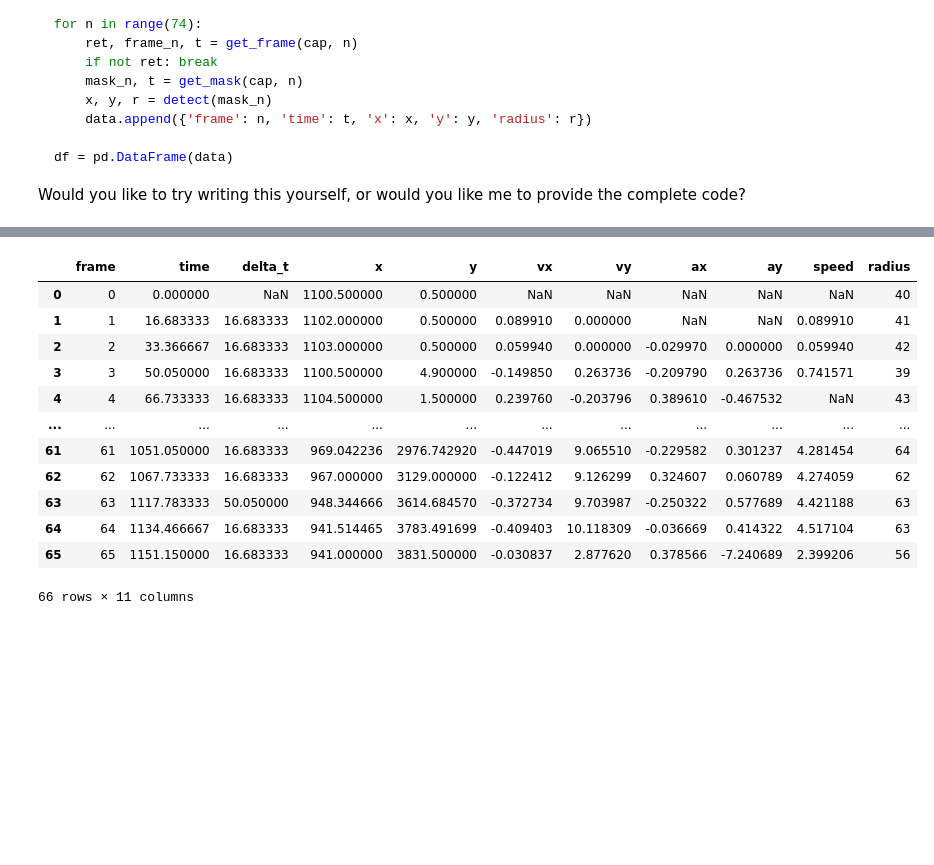
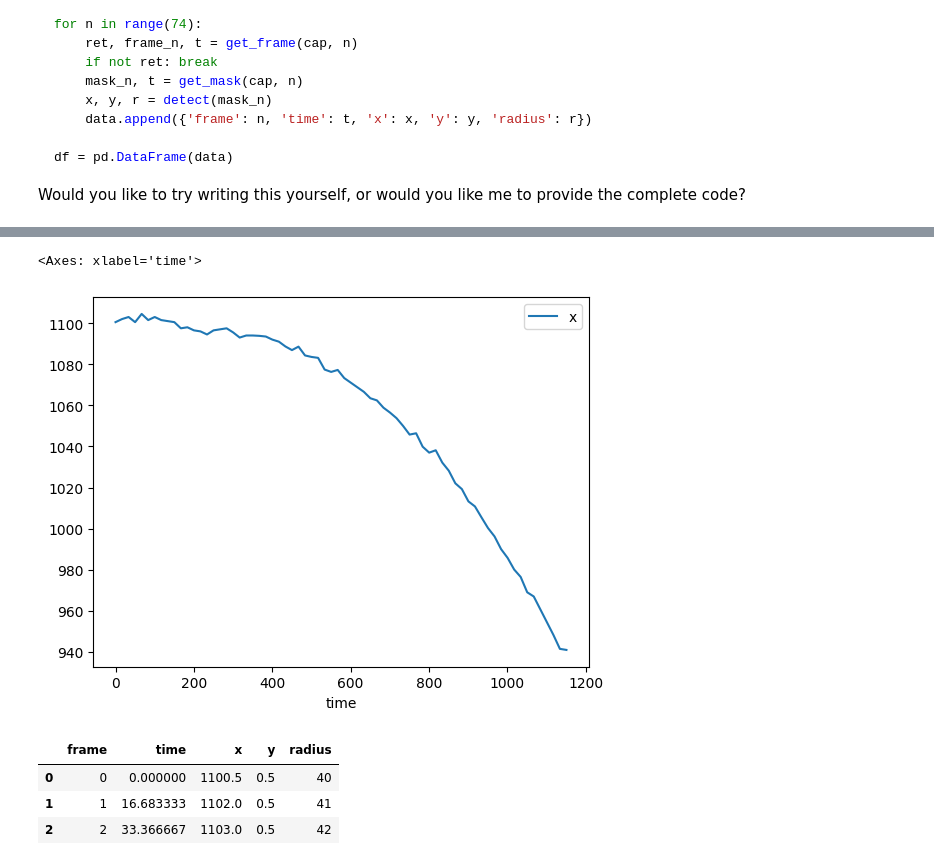
Before and after one commit to fm75/pickleball-data-analysis, a Jupyter notebook: notebooks/x.ipynb, the cells around one changed output, grey strips where cells are left out. Cells and saved outputs as stored; diff of their text form; code cells hidden in the pictures; blank space fills up the shorter version.

```diff
--- a/notebooks/x.ipynb
+++ b/notebooks/x.ipynb
@@ -270,16 +243,12 @@ type(n)
+# %%
+df.plot(x='time', y='x')
+# %% [output]
+<Axes: xlabel='time'>
+[figure, added]
 # %%
-df
+df.head(3)
 # %% [output]
-|  | frame | time | delta_t | x | y | vx | vy | ax | ay | speed | radius |
-| 0 | 0 | 0.000000 | NaN | 1100.500000 | 0.500000 | NaN | NaN | NaN | NaN | NaN | 40 |
-| 1 | 1 | 16.683333 | 16.683333 | 1102.000000 | 0.500000 | 0.089910 | 0.000000 | NaN | NaN | 0.089910 | 41 |
-| 2 | 2 | 33.366667 | 16.683333 | 1103.000000 | 0.500000 | 0.059940 | 0.000000 | -0.029970 | 0.000000 | 0.059940 | 42 |
-| 3 | 3 | 50.050000 | 16.683333 | 1100.500000 | 4.900000 | -0.149850 | 0.263736 | -0.209790 | 0.263736 | 0.741571 | 39 |
-| 4 | 4 | 66.733333 | 16.683333 | 1104.500000 | 1.500000 | 0.239760 | -0.203796 | 0.389610 | -0.467532 | NaN | 43 |
-| ... | ... | ... | ... | ... | ... | ... | ... | ... | ... | ... | ... |
-| 61 | 61 | 1051.050000 | 16.683333 | 969.042236 | 2976.742920 | -0.447019 | 9.065510 | -0.229582 | 0.301237 | 4.281454 | 64 |
-| 62 | 62 | 1067.733333 | 16.683333 | 967.000000 | 3129.000000 | -0.122412 | 9.126299 | 0.324607 | 0.060789 | 4.274059 | 62 |
-| 63 | 63 | 1117.783333 | 50.050000 | 948.344666 | 3614.684570 | -0.372734 | 9.703987 | -0.250322 | 0.577689 | 4.421188 | 63 |
-| 64 | 64 | 1134.466667 | 16.683333 | 941.514465 | 3783.491699 | -0.409403 | 10.118309 | -0.036669 | 0.414322 | 4.517104 | 63 |
-| 65 | 65 | 1151.150000 | 16.683333 | 941.000000 | 3831.500000 | -0.030837 | 2.877620 | 0.378566 | -7.240689 | 2.399206 | 56 |
+|  | frame | time | x | y | radius |
+| 0 | 0 | 0.000000 | 1100.5 | 0.5 | 40 |
+| 1 | 1 | 16.683333 | 1102.0 | 0.5 | 41 |
+| 2 | 2 | 33.366667 | 1103.0 | 0.5 | 42 |
-66 rows × 11 columns
```
Also changed, not shown: parts of 16 cells of this notebook, 1 other file.
